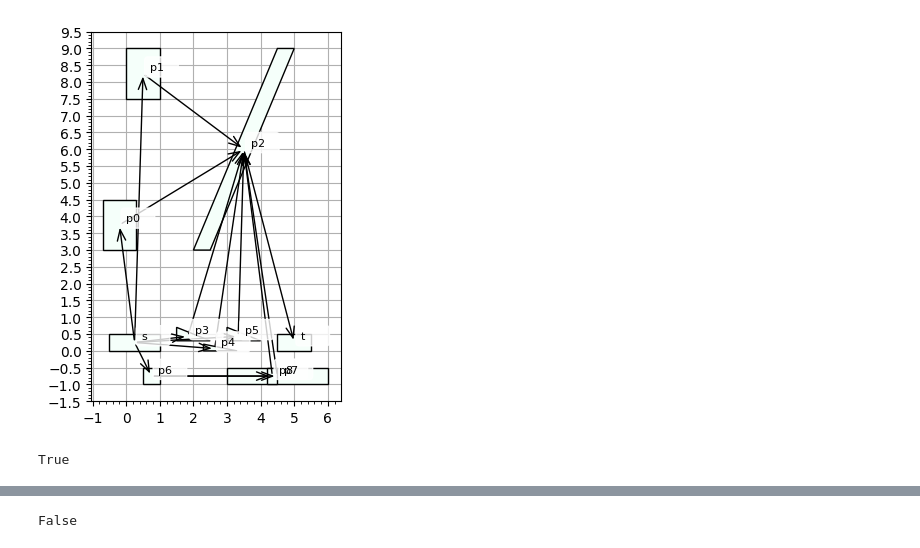
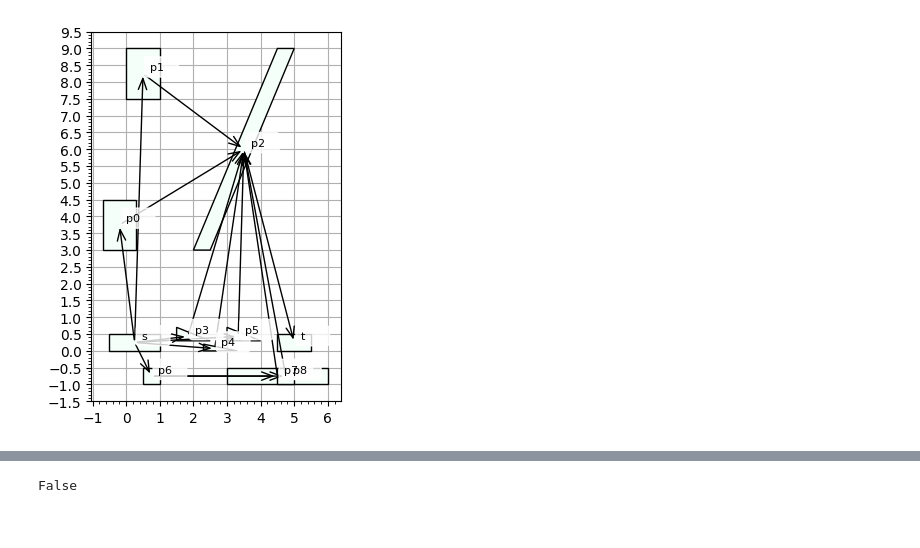
Before and after one commit to shaoyuancc/large_gcs, a Jupyter notebook: explorations/hor_vert_l1_norm_graph.ipynb, the cells around one changed output, grey strips where cells are left out. Cells and saved outputs as stored; diff of their text form; code cells hidden in the pictures.

```diff
--- a/explorations/hor_vert_l1_norm_graph.ipynb
+++ b/explorations/hor_vert_l1_norm_graph.ipynb
@@ -8,6 +8,12 @@ from large_gcs.graph.cost_constraint_factory import (
     create_l1norm_edge_cost,
 )
 from large_gcs.graph.graph import DefaultGraphCostsConstraints, Edge, Graph
+
+from large_gcs.algorithms.search_algorithm import SearchNode
+from pydrake.all import HPolyhedron, VPolytope
+from large_gcs.domination_checkers.ah_containment_domination_checker import (
+    AHContainmentDominationChecker,
+)
 
 
 def create_polyhedral_hor_vert_b_graph() -> Graph:
@@ -31,7 +37,7 @@ def create_polyhedral_hor_vert_b_graph() -> Graph:
         # Bottom row
         Polyhedron.from_vertices([[0.5, -1], [1, -1], [1, -0.5], [0.5, -0.5]]),
         Polyhedron.from_vertices([[3, -1], [6, -1], [6, -0.5], [3, -0.5]]),
-        Polyhedron.from_vertices([[4.2, -1], [4.5, -1], [4.5, -0.5], [4.2, -0.5]]),
+        Polyhedron.from_vertices([[4.5, -1], [5, -1], [5, -0.5], [4.5, -0.5]]),
     )
 
     # Vertex names
@@ -72,34 +78,34 @@ def create_polyhedral_hor_vert_b_graph() -> Graph:
         ),
     }
 
     def add_edges(edges, constraints):
         for u, vs in edges.items():
             for v in vs:
                 # print(f"Adding edge {u} -> {v}")
                 G.add_edge(Edge(u, v, constraints=constraints))
 
     vert_constraint = [create_2d_x_equality_edge_constraint()]
     hor_constraint = [create_2d_y_equality_edge_constraint()]
     add_edges(vert_edges, vert_constraint)
     add_edges(hor_edges, hor_constraint)
     return G
 
 
 G = create_polyhedral_hor_vert_b_graph()
 G.plot_sets()
 G.plot_edges()
 G.plot_set_labels()
 import matplotlib.pyplot as plt
 
 # Setting major and minor ticks
 ax = plt.gca()  # Get current axis
 ax.xaxis.set_major_locator(plt.MultipleLocator(1))  # Major ticks at every 1
 ax.xaxis.set_minor_locator(plt.MultipleLocator(0.2))  # Minor ticks at every 0.2
 ax.yaxis.set_major_locator(plt.MultipleLocator(0.5))
 ax.yaxis.set_minor_locator(plt.MultipleLocator(0.1))
 plt.grid()
 # %% [output]
-[figure, old version]
+[figure, new version]
 # %%
 def plot_sol(sol):
     G.plot_sets()
@@ -144,18 +150,3 @@ from large_gcs.graph.cost_constraint_factory import l1_norm_shortcut_edge_cost_f
 #                            )
 # sol = alg.run()
 # plot_sol(sol)
-# %%
-from large_gcs.domination_checkers.ah_containment_domination_checker import (
-    AHContainmentDominationChecker,
-)
-import numpy as np
-
-A_x = np.array([[1, 1], [-1, 1], [0, -1]])
-b_x = np.array([1, 1, 0])
-A_y = np.array([[1, 1], [-1, 1], [0, -1]])
-b_y = np.array([1, 1, 0])
-domination_checker = AHContainmentDominationChecker(graph=G)
-
-domination_checker.is_contained_in(A_x, b_x, A_y, b_y, 1)
-# %% [output]
-True
```
Also changed, not shown: parts of 19 cells of this notebook, 3 other files.
